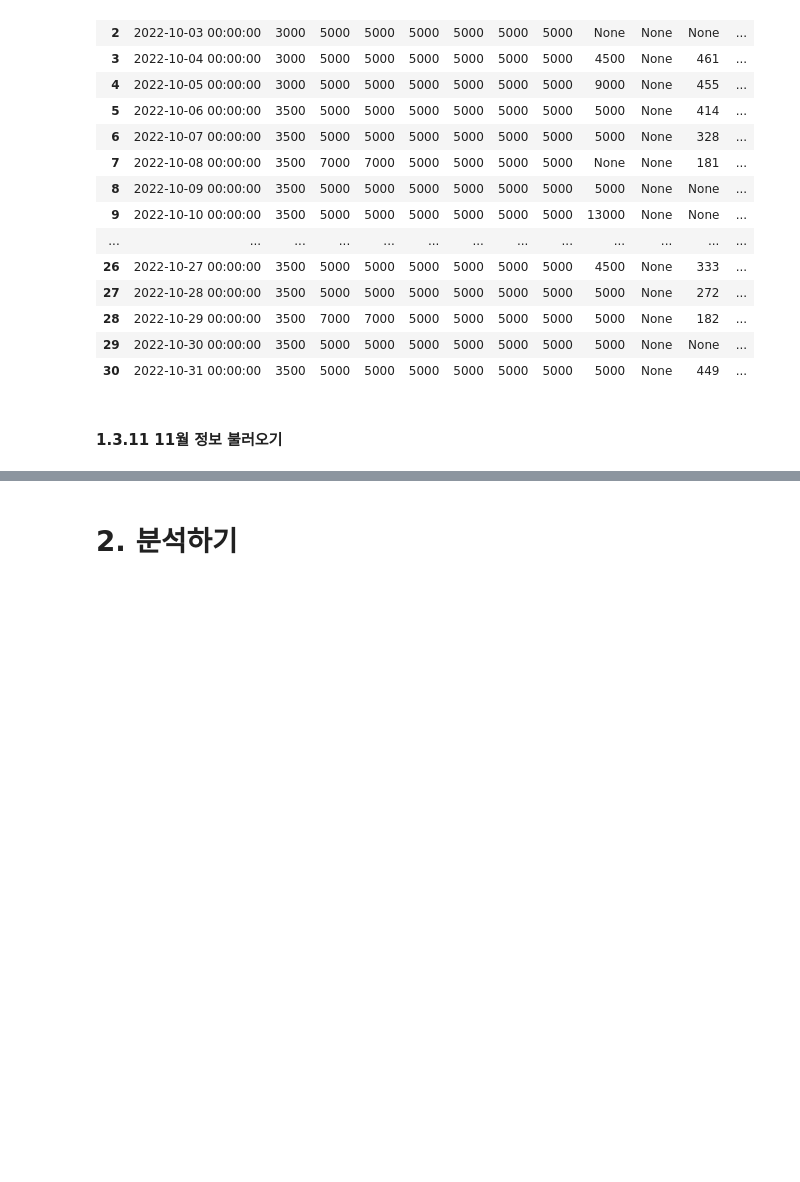
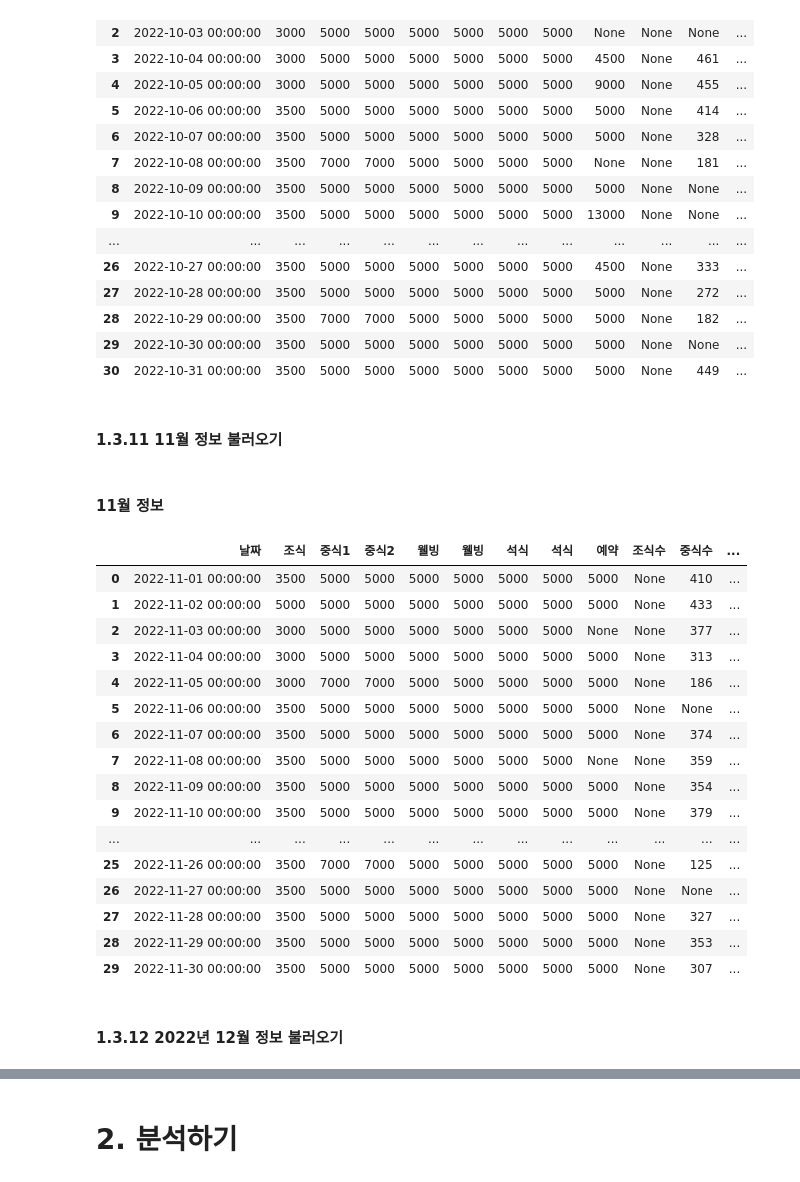
Before and after one commit to 10wook/School_Restaurants_demand_forcast, a Jupyter notebook: test.ipynb, the cells around one changed output, grey strips where cells are left out. Cells and saved outputs as stored; diff of their text form; code cells hidden in the pictures; blank space fills up the shorter version.

```diff
--- a/test.ipynb
+++ b/test.ipynb
@@ -659,0 +711,24 @@ demend_info_2022_10
+# %% [markdown]
+#### 11월 정보
+# %%
+demend_info_2022_11
+# %% [output]
+|  | 날짜 | 조식 | 중식1 | 중식2 | 웰빙 | 웰빙 | 석식 | 석식 | 예약 | 조식수 | 중식수 | ... |
+| 0 | 2022-11-01 00:00:00 | 3500 | 5000 | 5000 | 5000 | 5000 | 5000 | 5000 | 5000 | None | 410 | ... |
+| 1 | 2022-11-02 00:00:00 | 5000 | 5000 | 5000 | 5000 | 5000 | 5000 | 5000 | 5000 | None | 433 | ... |
+| 2 | 2022-11-03 00:00:00 | 3000 | 5000 | 5000 | 5000 | 5000 | 5000 | 5000 | None | None | 377 | ... |
+| 3 | 2022-11-04 00:00:00 | 3000 | 5000 | 5000 | 5000 | 5000 | 5000 | 5000 | 5000 | None | 313 | ... |
+| 4 | 2022-11-05 00:00:00 | 3000 | 7000 | 7000 | 5000 | 5000 | 5000 | 5000 | 5000 | None | 186 | ... |
+| 5 | 2022-11-06 00:00:00 | 3500 | 5000 | 5000 | 5000 | 5000 | 5000 | 5000 | 5000 | None | None | ... |
+| 6 | 2022-11-07 00:00:00 | 3500 | 5000 | 5000 | 5000 | 5000 | 5000 | 5000 | 5000 | None | 374 | ... |
+| 7 | 2022-11-08 00:00:00 | 3500 | 5000 | 5000 | 5000 | 5000 | 5000 | 5000 | None | None | 359 | ... |
+| 8 | 2022-11-09 00:00:00 | 3500 | 5000 | 5000 | 5000 | 5000 | 5000 | 5000 | 5000 | None | 354 | ... |
+| 9 | 2022-11-10 00:00:00 | 3500 | 5000 | 5000 | 5000 | 5000 | 5000 | 5000 | 5000 | None | 379 | ... |
+| ... | ... | ... | ... | ... | ... | ... | ... | ... | ... | ... | ... | ... |
+| 25 | 2022-11-26 00:00:00 | 3500 | 7000 | 7000 | 5000 | 5000 | 5000 | 5000 | 5000 | None | 125 | ... |
+| 26 | 2022-11-27 00:00:00 | 3500 | 5000 | 5000 | 5000 | 5000 | 5000 | 5000 | 5000 | None | None | ... |
+| 27 | 2022-11-28 00:00:00 | 3500 | 5000 | 5000 | 5000 | 5000 | 5000 | 5000 | 5000 | None | 327 | ... |
+| 28 | 2022-11-29 00:00:00 | 3500 | 5000 | 5000 | 5000 | 5000 | 5000 | 5000 | 5000 | None | 353 | ... |
+| 29 | 2022-11-30 00:00:00 | 3500 | 5000 | 5000 | 5000 | 5000 | 5000 | 5000 | 5000 | None | 307 | ... |
+# %% [markdown]
+#### 1.3.12 2022년 12월 정보 불러오기
```
Also changed, not shown: parts of 16 cells of this notebook.
